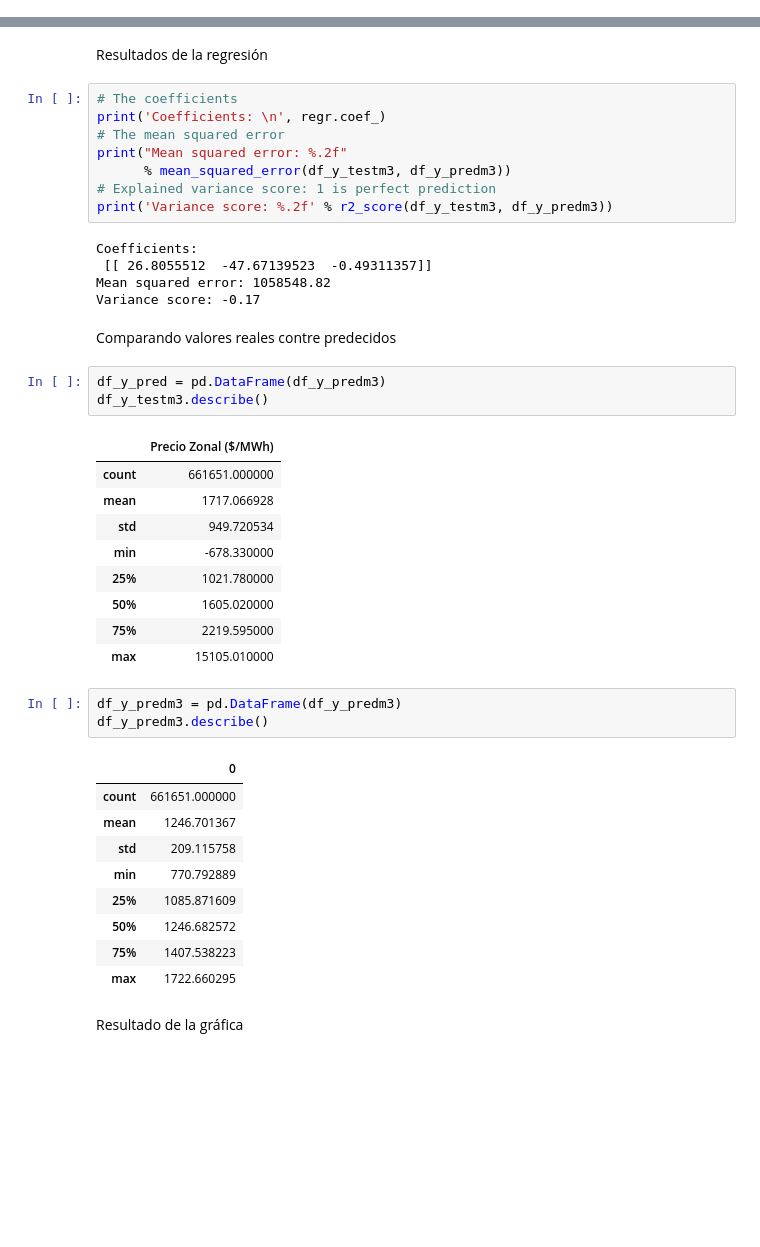
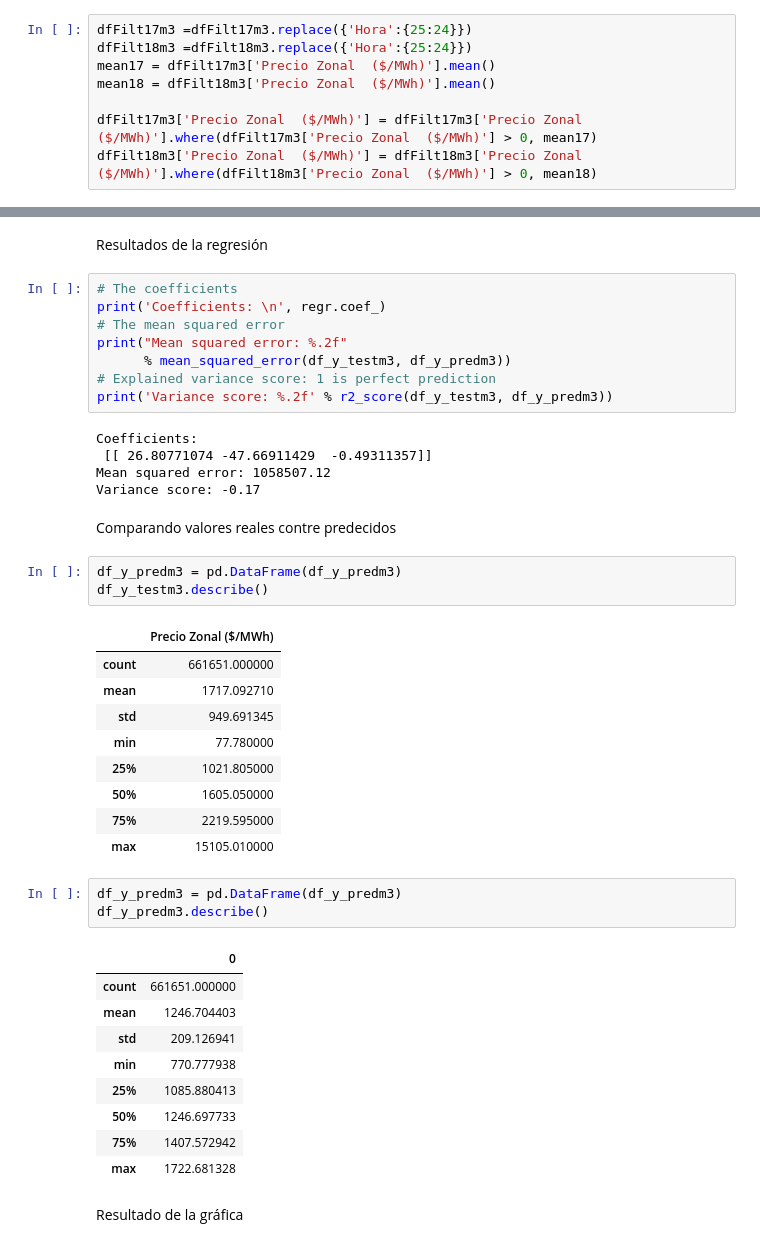
Before and after one commit to HomerMadriz/EnergyPred, a Jupyter notebook: Proyecto Avanzada.ipynb, the cells around one changed output, grey strips where cells are left out. Cells and saved outputs as stored; diff of their text form; blank space fills up the shorter version.

```diff
--- a/Proyecto Avanzada.ipynb
+++ b/Proyecto Avanzada.ipynb
@@ -524,3 +526,11 @@ dfFilt18m3.head()
+# %%
+dfFilt17m3 =dfFilt17m3.replace({'Hora':{25:24}})
+dfFilt18m3 =dfFilt18m3.replace({'Hora':{25:24}})
+mean17 = dfFilt17m3['Precio Zonal  ($/MWh)'].mean()
+mean18 = dfFilt18m3['Precio Zonal  ($/MWh)'].mean()
+
+dfFilt17m3['Precio Zonal  ($/MWh)'] = dfFilt17m3['Precio Zonal  ($/MWh)'].where(dfFilt17m3['Precio Zonal  ($/MWh)'] > 0, mean17)
+dfFilt18m3['Precio Zonal  ($/MWh)'] = dfFilt18m3['Precio Zonal  ($/MWh)'].where(dfFilt18m3['Precio Zonal  ($/MWh)'] > 0, mean18)
 # %% [markdown]
 Definimos nuestros grupos de test y train y realizamos la regresión.
 # %%
@@ -546,22 +556,22 @@ print("Mean squared error: %.2f"
 print('Variance score: %.2f' % r2_score(df_y_testm3, df_y_predm3))
 # %% [output]
 Coefficients:
- [[ 26.8055512  -47.67139523  -0.49311357]]
-Mean squared error: 1058548.82
+ [[ 26.80771074 -47.66911429  -0.49311357]]
+Mean squared error: 1058507.12
 Variance score: -0.17
 # %% [markdown]
 Comparando valores reales contre predecidos
 # %%
-df_y_pred = pd.DataFrame(df_y_predm3)
+df_y_predm3 = pd.DataFrame(df_y_predm3)
 df_y_testm3.describe()
 # %% [output]
 |  | Precio Zonal ($/MWh) |
 | count | 661651.000000 |
-| mean | 1717.066928 |
-| std | 949.720534 |
-| min | -678.330000 |
-| 25% | 1021.780000 |
-| 50% | 1605.020000 |
+| mean | 1717.092710 |
+| std | 949.691345 |
+| min | 77.780000 |
+| 25% | 1021.805000 |
+| 50% | 1605.050000 |
 | 75% | 2219.595000 |
 | max | 15105.010000 |
 # %%
@@ -570,13 +580,13 @@ df_y_predm3.describe()
 # %% [output]
 |  | 0 |
 | count | 661651.000000 |
-| mean | 1246.701367 |
-| std | 209.115758 |
-| min | 770.792889 |
-| 25% | 1085.871609 |
-| 50% | 1246.682572 |
-| 75% | 1407.538223 |
-| max | 1722.660295 |
+| mean | 1246.704403 |
+| std | 209.126941 |
+| min | 770.777938 |
+| 25% | 1085.880413 |
+| 50% | 1246.697733 |
+| 75% | 1407.572942 |
+| max | 1722.681328 |
 # %% [markdown]
 Resultado de la gráfica
 # %%
```
Also changed, not shown: parts of 2 cells of this notebook.
